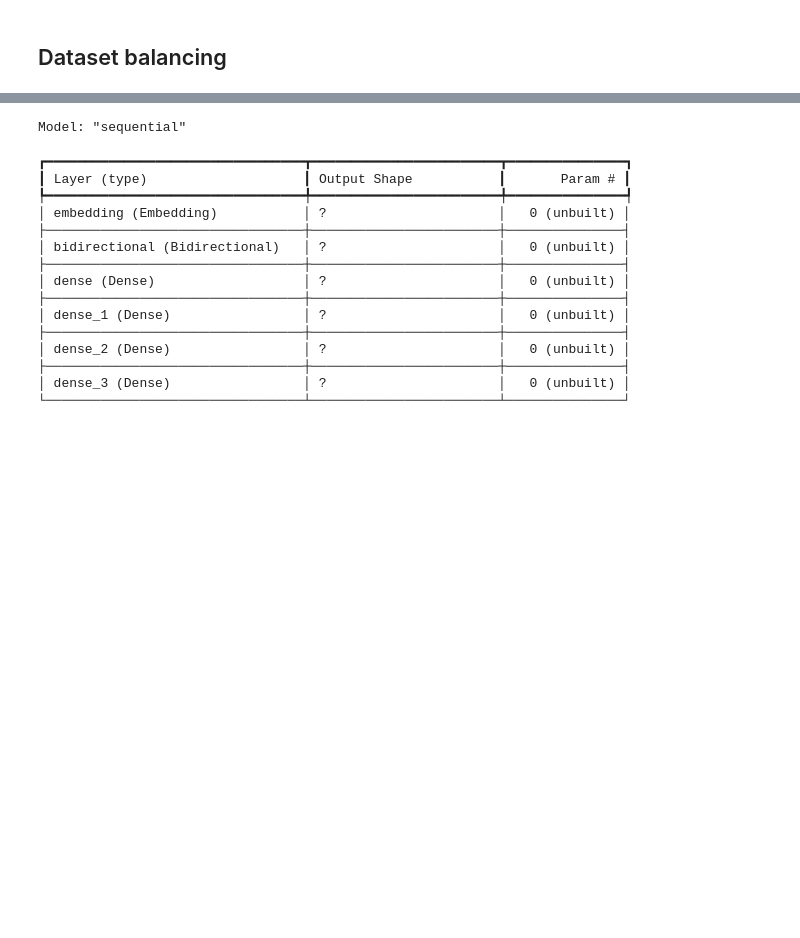
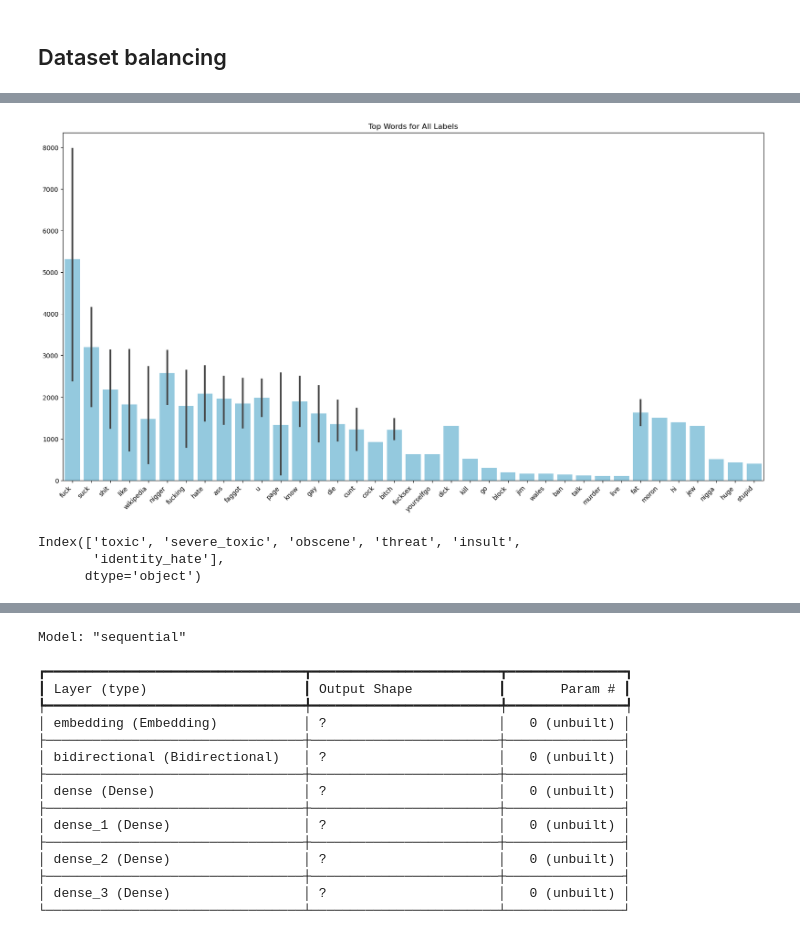
Before and after one commit to I-Amarjeet/ToxicCommentsClassifier, a Jupyter notebook: ToxicCommentClassifier.ipynb, the cells around one changed output, grey strips where cells are left out. Drawn from its saved outputs; the diff is of its cells as text; code cells hidden in the pictures; blank space fills up the shorter version.

```diff
--- a/ToxicCommentClassifier.ipynb
+++ b/ToxicCommentClassifier.ipynb
@@ -136,2 +172,42 @@ Name: comment_text, dtype: object
+# %%
+target_columns = ['toxic','severe_toxic','obscene','threat','insult','identity_hate']
+plt.figure(figsize=(20, 10))
+words = []
+counts = []
+
+for label in target_columns:
+    filtered_df = df_balanced[df_balanced[label] == 1]
+    word_list = list(filtered_df['processed_tokens'].explode())
+    word_counts = Counter(word_list)
+
+    # Extract top n words and counts for this label
+    top_words = word_counts.most_common(15)
+    label_words, label_counts = zip(*top_words)  # Unpack efficiently
+
+    # Accumulate words and counts across all labels
+    words.extend(label_words)
+    counts.extend(label_counts)
+
+ # Create and customize the plot (single plot for all labels)
+sns.barplot(x=words, y=counts, color="skyblue")  # Custom color
+plt.title('Top Words for All Labels', fontsize=12)
+plt.xticks(rotation=45, ha='right', fontsize=8)  # Truncate long x-axis labels (optional)
+for label in plt.gca().get_xticklabels():
+    if len(label.get_text()) > 12:
+        label.set_text(label.get_text()[:12] + "...")
+plt.tick_params(labelsize=10)
+plt.show()
+# %% [output]
+[figure, added]
+# %%
+X = df_balanced['comment_text']
+# take the columns from 2 to the 1 before the last one
+y = df_balanced[df_balanced.columns[2:-1]].values
+#print column names from y
+print(df_balanced.columns[2:-1])
+# %% [output]
+Index(['toxic', 'severe_toxic', 'obscene', 'threat', 'insult',
+       'identity_hate'],
+      dtype='object')
 # %%
 from tensorflow.keras.layers import TextVectorization
```
Also changed, not shown: parts of 30 cells of this notebook, 4 other files.
